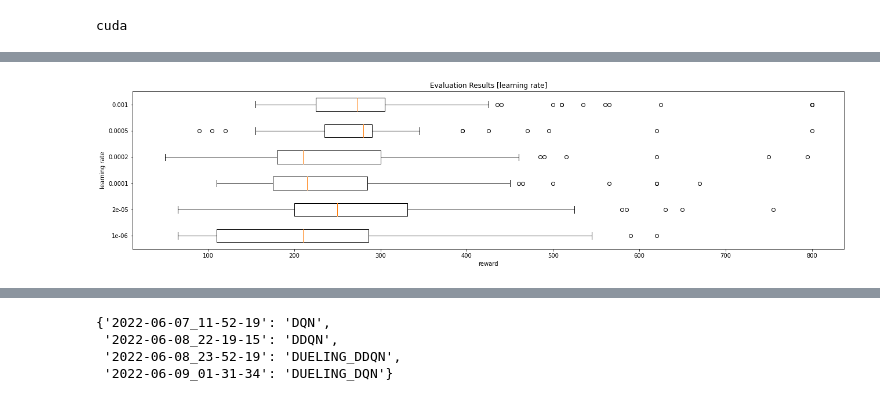
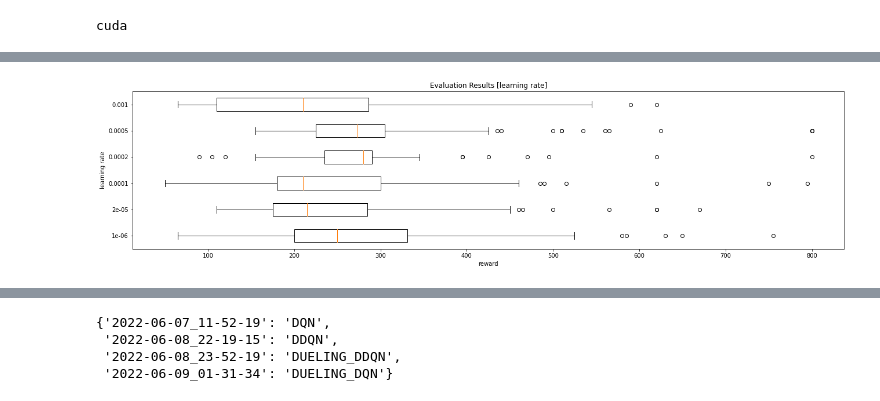
Before and after one commit to phyti1/ds_rle_space_invaders_dqn, a Jupyter notebook: rle_assignment/eval_vis.ipynb, the cells around one changed output, grey strips where cells are left out. Cells and saved outputs as stored; diff of their text form; code cells hidden in the pictures.

Commit message:
added runs_results, best vs baseline

```diff
--- a/rle_assignment/eval_vis.ipynb
+++ b/rle_assignment/eval_vis.ipynb
@@ -73,38 +119 @@ Episode 99: reward=80.0, steps=531, frames=1589
 SystemExit:
-# %%
-def show_boxplot(folder : str, title : str, ylabel :str, labels : list = None):
-    df = pd.read_csv(os.path.join(root, folder, 'eval.csv'), index_col=0)
-    fig, axs = plt.subplots(figsize=(22, 5))
-    axs.set_title(title)
-    if(labels == None):
-        labels = df.columns
-    elif(isinstance(labels, dict)):
-        labels = labels.values()
-    elif(isinstance(labels[0], float)):
-        df.columns = labels
-        df = df.sort_index(axis=1)
-        labels = df.columns
-    axs.boxplot(df, labels=labels, vert=False)
-    axs.set_xlabel("reward")
-    axs.set_ylabel(ylabel)
-    plt.show()
-
-def show_hists(folder : str, title : str, ylabel :str, labels : list = None):
-    df = pd.read_csv(os.path.join(root, folder, 'eval.csv'), index_col=0)
-    fig, axs = plt.subplots(6, 1, figsize=(22, 10))
-    axs = axs.flatten()
-    axs[0].set_title(title)
-    if(labels == None):
-        labels = df.columns
-    elif(isinstance(labels, dict)):
-        labels = labels.values()
-    elif(isinstance(labels[0], float)):
-        df.columns = labels
-        df = df.sort_index(axis=1)
-        labels = df.columns
-    for i in range(0, df.shape[1], 1):
-        i_data = df.shape[1]-1 - i
-        axs[i].hist(df.iloc[:, i_data], bins=20)
-        axs[i].set_xlabel("reward")
-        axs[i].set_ylabel(labels[i_data])
-    plt.show()
@@ -115,4 +132,4 @@ show_boxplot('warmup', 'Evaluation Results [n warmup steps]', "n warmup steps",
 # %%
-show_boxplot('learning_rate', 'Evaluation Results [learning rate]', "learning rate", [float(x) for x in get_labels('learning_rate', 'learning_rate').values()])
+show_boxplot('learning_rate', 'Evaluation Results [learning rate]', "learning rate", get_labels('learning_rate', 'learning_rate'))
 # %% [output]
-[figure, old version]
+[figure, new version]
```
Also changed, not shown: parts of 9 cells of this notebook, 52 other files.
